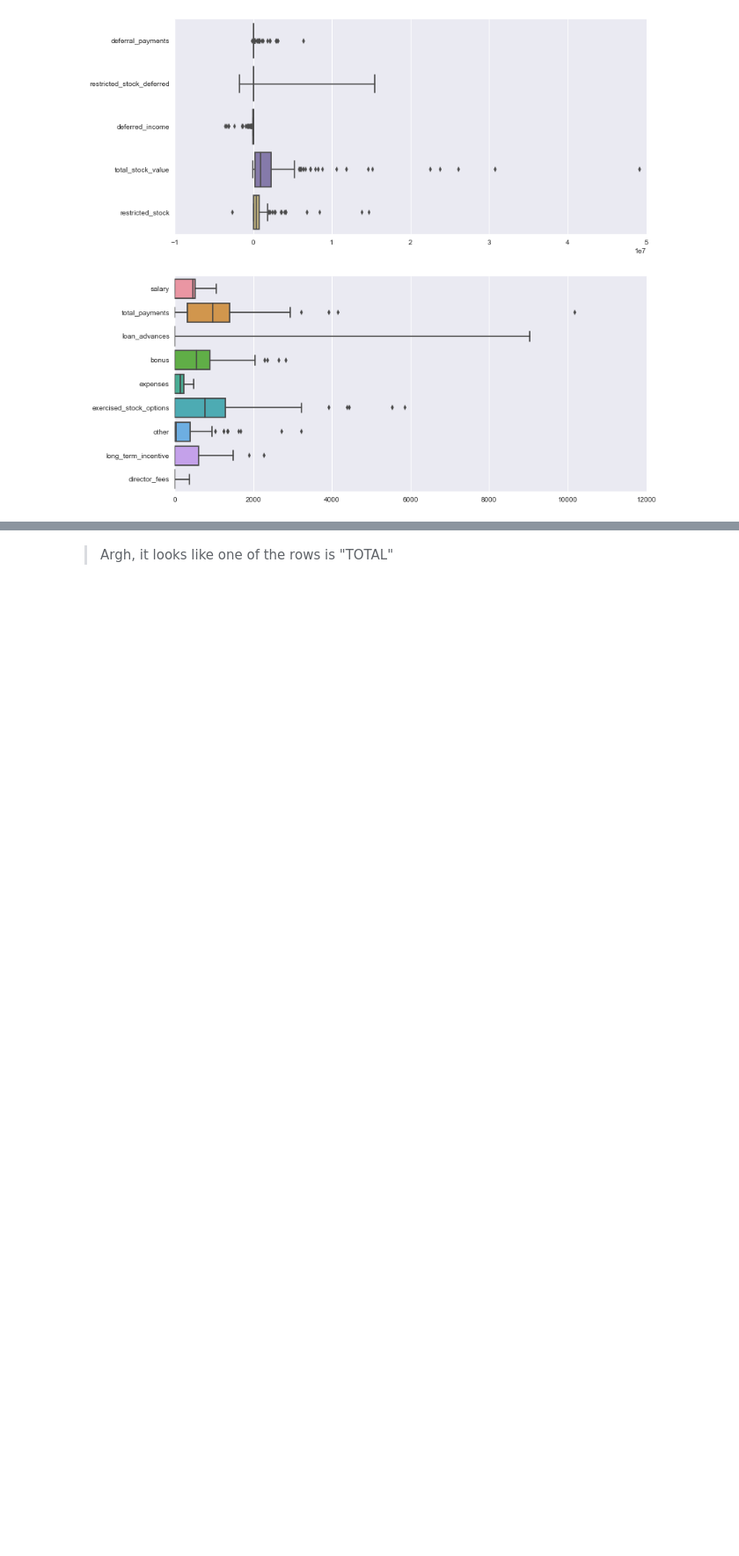
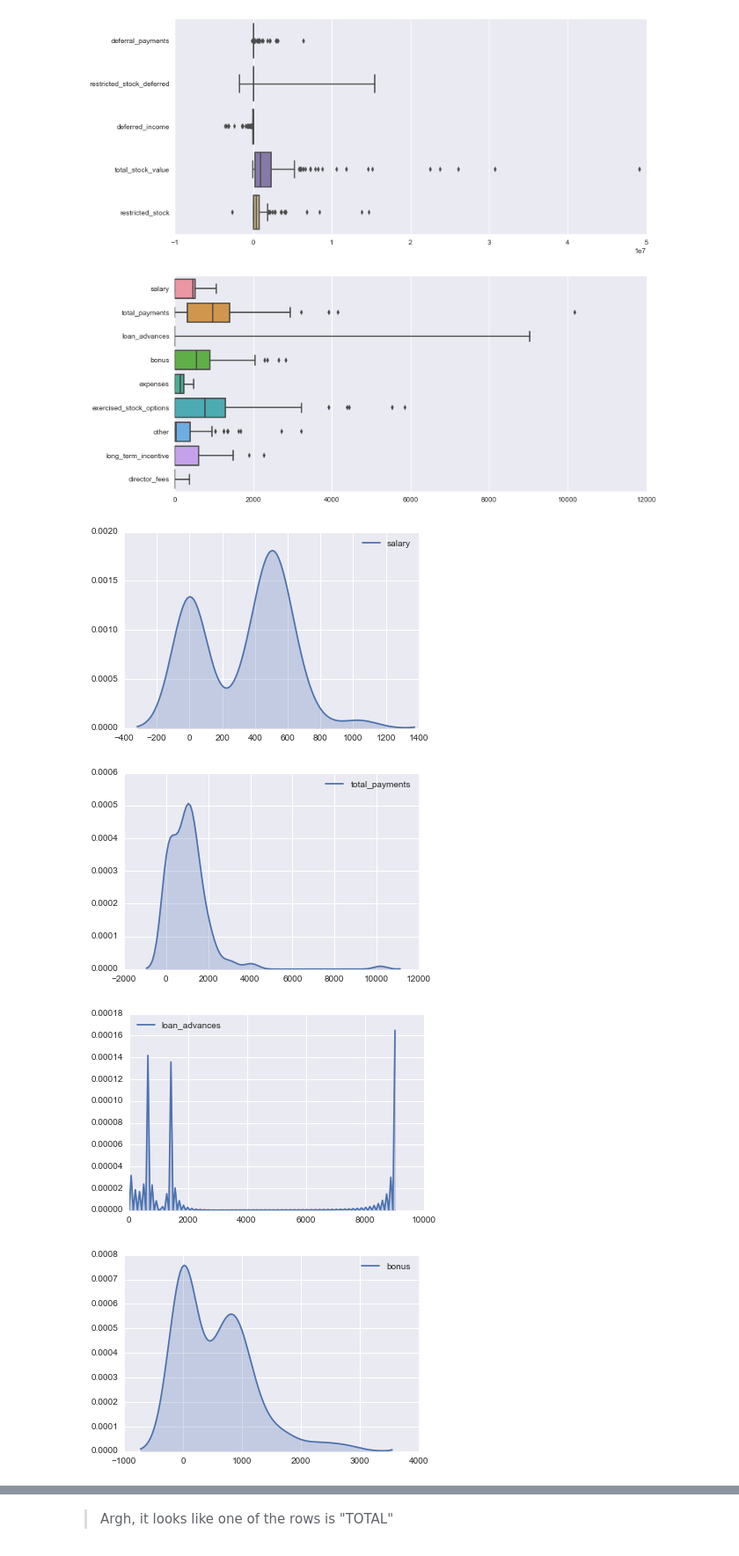
Before and after one commit to kcbighuge/enron-email-fraud, a Jupyter notebook: poi_id_notebook.ipynb, the cells around one changed output, grey strips where cells are left out. Shown at 88% size. Saved outputs shown, nothing was run; the diff lists cells and outputs as text; code cells hidden in the pictures; blank space fills up the shorter version.

Commit message:
add histograms

```diff
--- a/poi_id_notebook.ipynb
+++ b/poi_id_notebook.ipynb
@@ -260,7 +242,7 @@ df.isnull().values.any()
 # %% [output]
 False
 # %%
-# any missing values
-for col in df.columns:
-    print col, sum(df[col] == 'NaN')
+# any missing/null values
+for col in features.columns:
+    print col, sum(features[col].isnull())
 # %% [output]
@@ -284,4 +267,0 @@ from_poi_to_this_person 60
-# %%
-# any values isnull()
-for col in df_all.columns:
-    print col, sum(df_all[col].isnull())
@@ -410,3 +369,12 @@ sns.boxplot(features[fin_neg], orient='h', ax=ax[0])
 sns.boxplot(np.sqrt(features[fin_pos]), orient='h', ax=ax[1]);
 # %% [output]
 [figure]
+# %%
+for i,col in enumerate(fin_pos):
+    plt.figure()
+    sns.kdeplot(np.sqrt(features[col]), shade=True);
+# %% [output]
+[figure, added]
+[figure, added]
+[figure, added]
+[figure, added]
```
Also changed, not shown: parts of 30 cells of this notebook.
